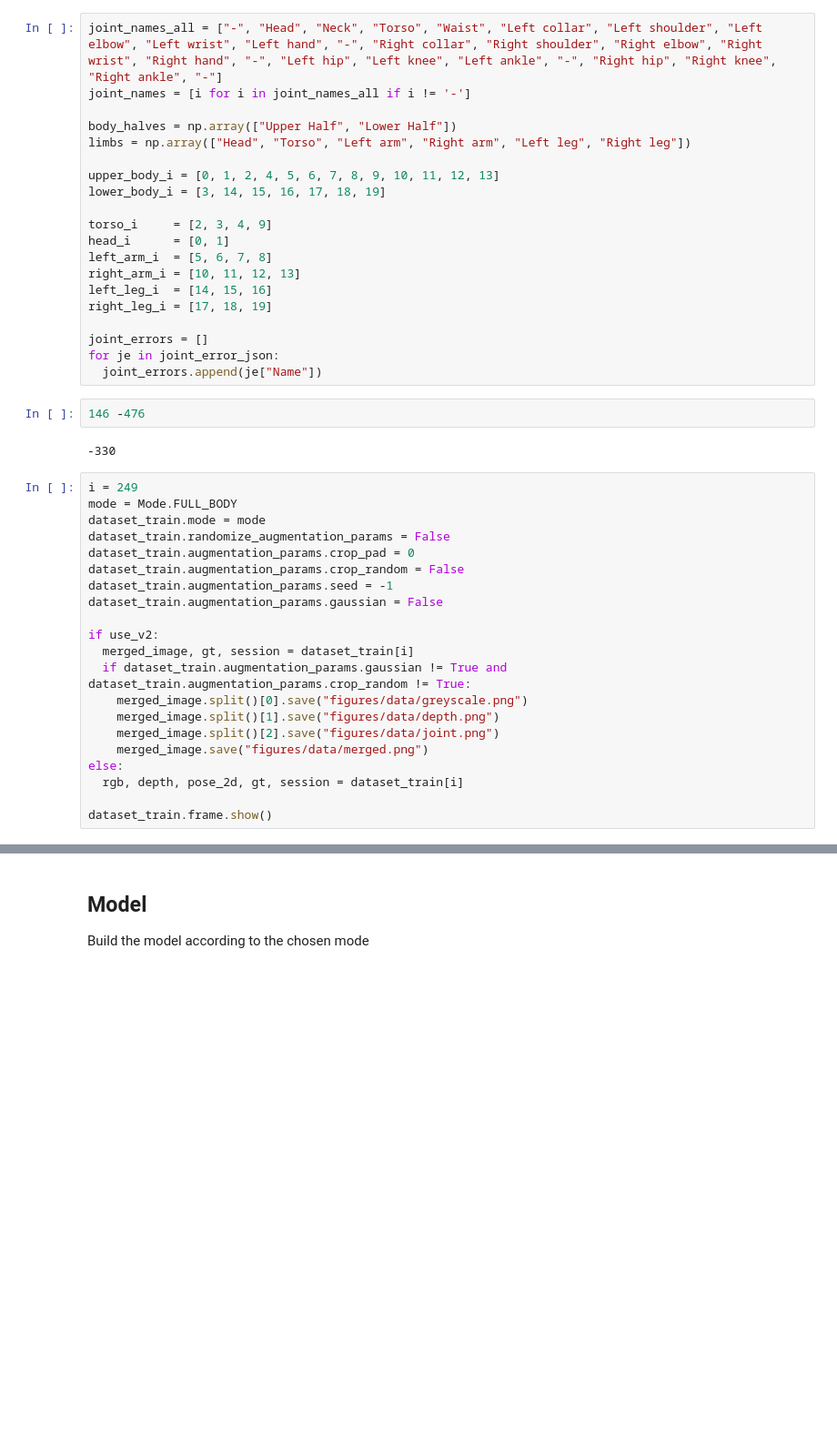
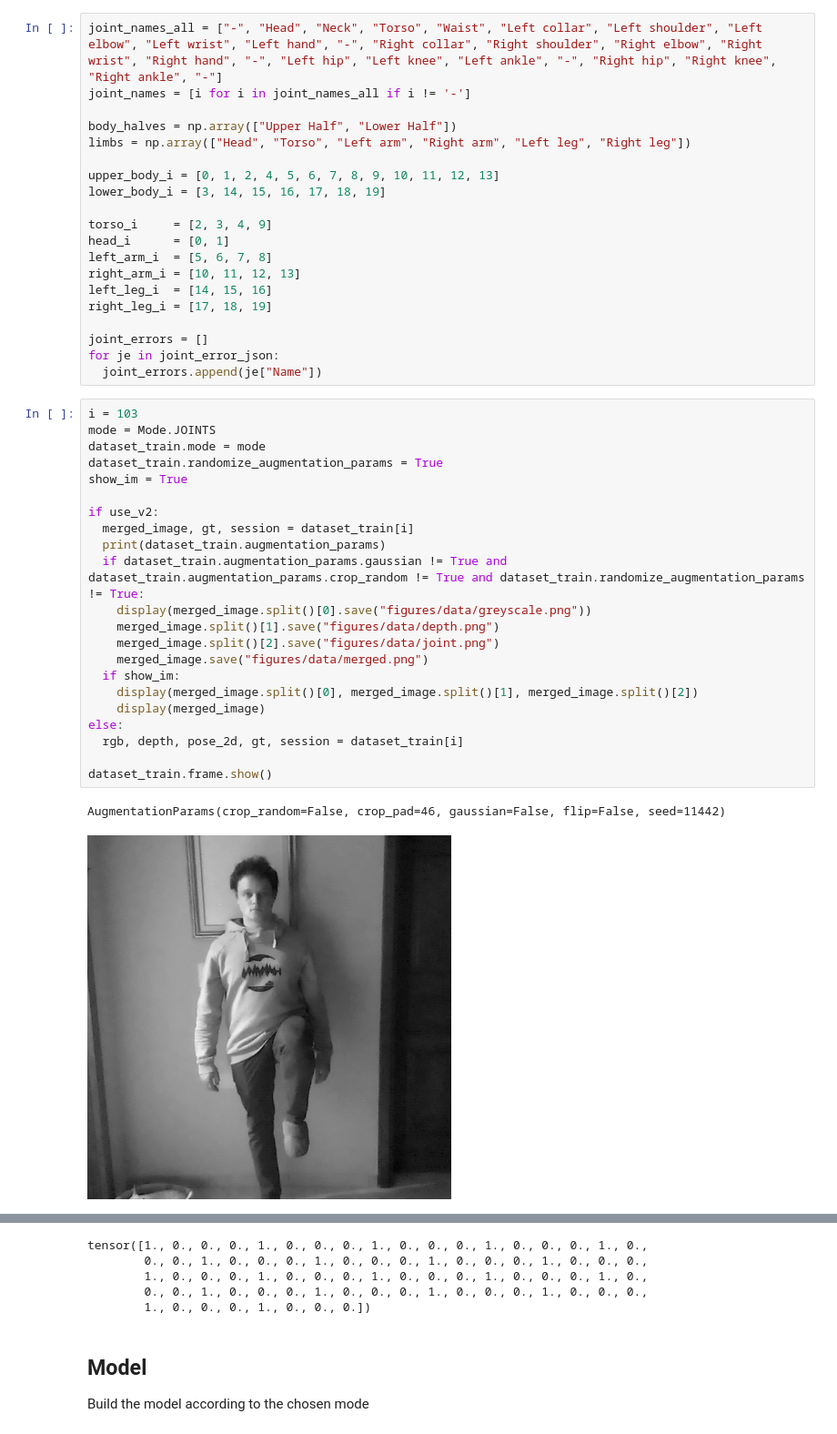
Before and after one commit to LeonardoPohl/FESD, a Jupyter notebook: FESDModel/FESDModel.ipynb, the cells around one changed output, grey strips where cells are left out. Shown at 91% size. Saved outputs shown, nothing was run; the diff lists cells and outputs as text; blank space fills up the shorter version.

```diff
--- a/FESDModel/FESDModel.ipynb
+++ b/FESDModel/FESDModel.ipynb
@@ -121,28 +112,28 @@ right_leg_i = [17, 18, 19]
 joint_errors = []
 for je in joint_error_json:
   joint_errors.append(je["Name"])
-# %%
-146 -476
-# %% [output]
--330
 # %%
-i = 249
-mode = Mode.FULL_BODY
+i = 103
+mode = Mode.JOINTS
 dataset_train.mode = mode
-dataset_train.randomize_augmentation_params = False
-dataset_train.augmentation_params.crop_pad = 0
-dataset_train.augmentation_params.crop_random = False
-dataset_train.augmentation_params.seed = -1
-dataset_train.augmentation_params.gaussian = False
+dataset_train.randomize_augmentation_params = True
+show_im = True
 
 if use_v2:
   merged_image, gt, session = dataset_train[i]
-  if dataset_train.augmentation_params.gaussian != True and dataset_train.augmentation_params.crop_random != True:
-    merged_image.split()[0].save("figures/data/greyscale.png")
+  print(dataset_train.augmentation_params)
+  if dataset_train.augmentation_params.gaussian != True and dataset_train.augmentation_params.crop_random != True and dataset_train.randomize_augmentation_params != True:
+    display(merged_image.split()[0].save("figures/data/greyscale.png"))
     merged_image.split()[1].save("figures/data/depth.png")
     merged_image.split()[2].save("figures/data/joint.png")
     merged_image.save("figures/data/merged.png")
+  if show_im:
+    display(merged_image.split()[0], merged_image.split()[1], merged_image.split()[2])
+    display(merged_image)
 else:
   rgb, depth, pose_2d, gt, session = dataset_train[i]
 
 dataset_train.frame.show()
+# %% [output]
+AugmentationParams(crop_random=False, crop_pad=46, gaussian=False, flip=False, seed=11442)
+[figure, added]
@@ -149,3 +143,8 @@ dataset_train.frame.show()
+tensor([1., 0., 0., 0., 1., 0., 0., 0., 1., 0., 0., 0., 1., 0., 0., 0., 1., 0.,
+        0., 0., 1., 0., 0., 0., 1., 0., 0., 0., 1., 0., 0., 0., 1., 0., 0., 0.,
+        1., 0., 0., 0., 1., 0., 0., 0., 1., 0., 0., 0., 1., 0., 0., 0., 1., 0.,
+        0., 0., 1., 0., 0., 0., 1., 0., 0., 0., 1., 0., 0., 0., 1., 0., 0., 0.,
+        1., 0., 0., 0., 1., 0., 0., 0.])
 # %% [markdown]
 ## Model
 
```
Also changed, not shown: parts of 7 cells of this notebook, 7 other files.
